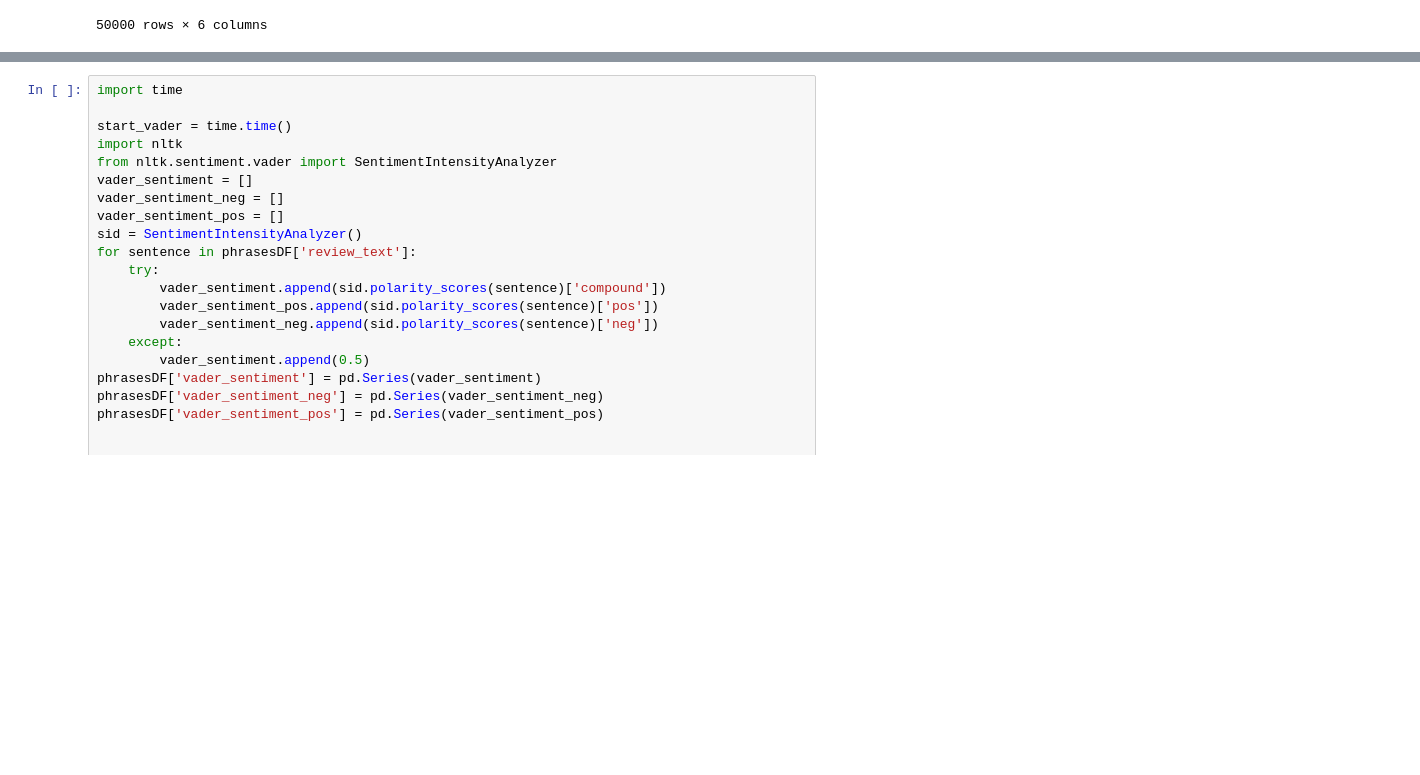
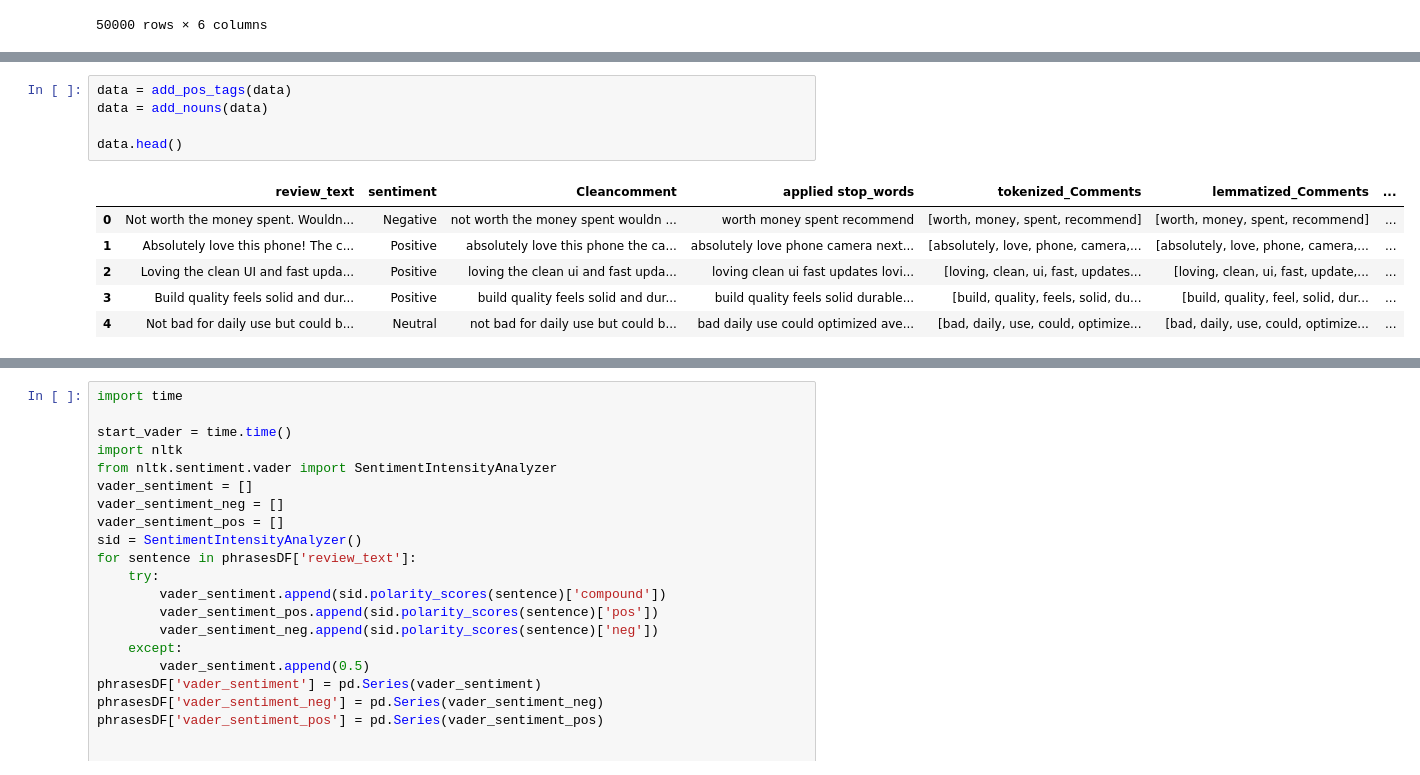
Before and after one commit to unibo-dtm-se-2324-Sentimazon/Sentimazon-Project, a Jupyter notebook: notebooks/Main.ipynb, the cells around one changed output, grey strips where cells are left out. Drawn from its saved outputs; the diff is of its cells as text; blank space fills up the shorter version.

```diff
--- a/notebooks/Main.ipynb
+++ b/notebooks/Main.ipynb
@@ -264,0 +70,12 @@ phrasesDF.head()
+# %%
+data = add_pos_tags(data)
+data = add_nouns(data)
+
+data.head()
+# %% [output]
+|  | review_text | sentiment | Cleancomment | applied stop_words | tokenized_Comments | lemmatized_Comments | ... |
+| 0 | Not worth the money spent. Wouldn... | Negative | not worth the money spent wouldn ... | worth money spent recommend | [worth, money, spent, recommend] | [worth, money, spent, recommend] | ... |
+| 1 | Absolutely love this phone! The c... | Positive | absolutely love this phone the ca... | absolutely love phone camera next... | [absolutely, love, phone, camera,... | [absolutely, love, phone, camera,... | ... |
+| 2 | Loving the clean UI and fast upda... | Positive | loving the clean ui and fast upda... | loving clean ui fast updates lovi... | [loving, clean, ui, fast, updates... | [loving, clean, ui, fast, update,... | ... |
+| 3 | Build quality feels solid and dur... | Positive | build quality feels solid and dur... | build quality feels solid durable... | [build, quality, feels, solid, du... | [build, quality, feel, solid, dur... | ... |
+| 4 | Not bad for daily use but could b... | Neutral | not bad for daily use but could b... | bad daily use could optimized ave... | [bad, daily, use, could, optimize... | [bad, daily, use, could, optimize... | ... |
```
Also changed, not shown: parts of 18 cells of this notebook, 2 other files.
